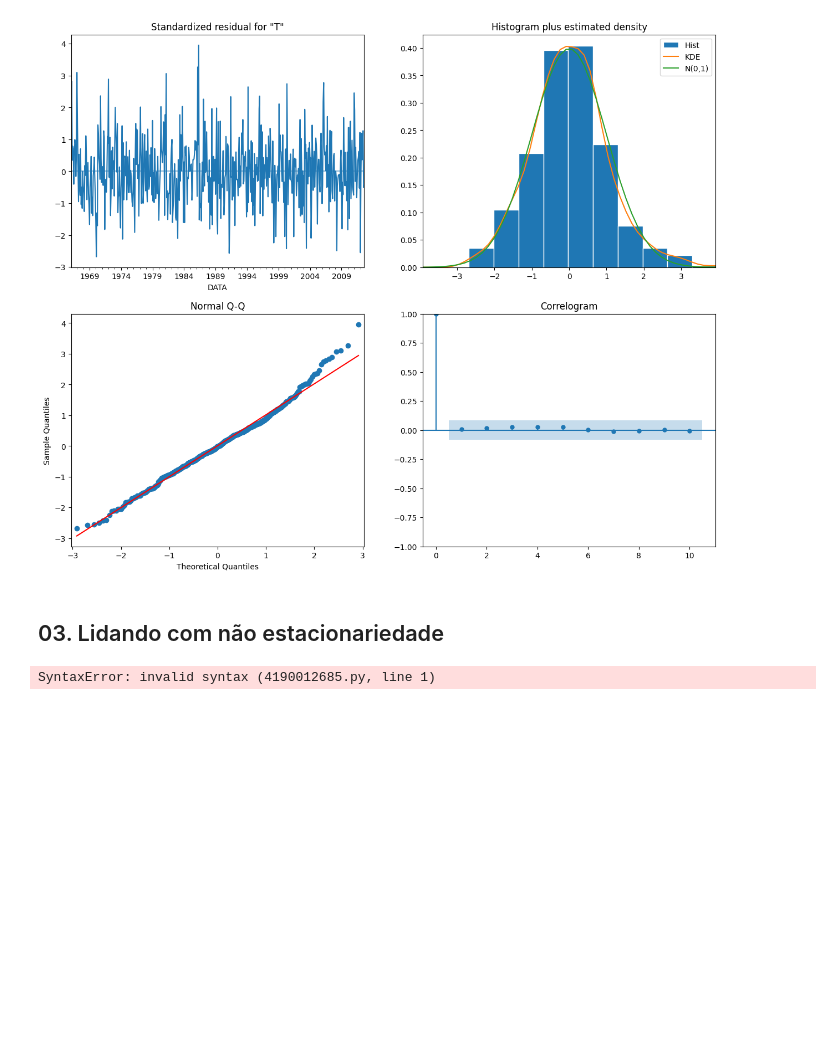
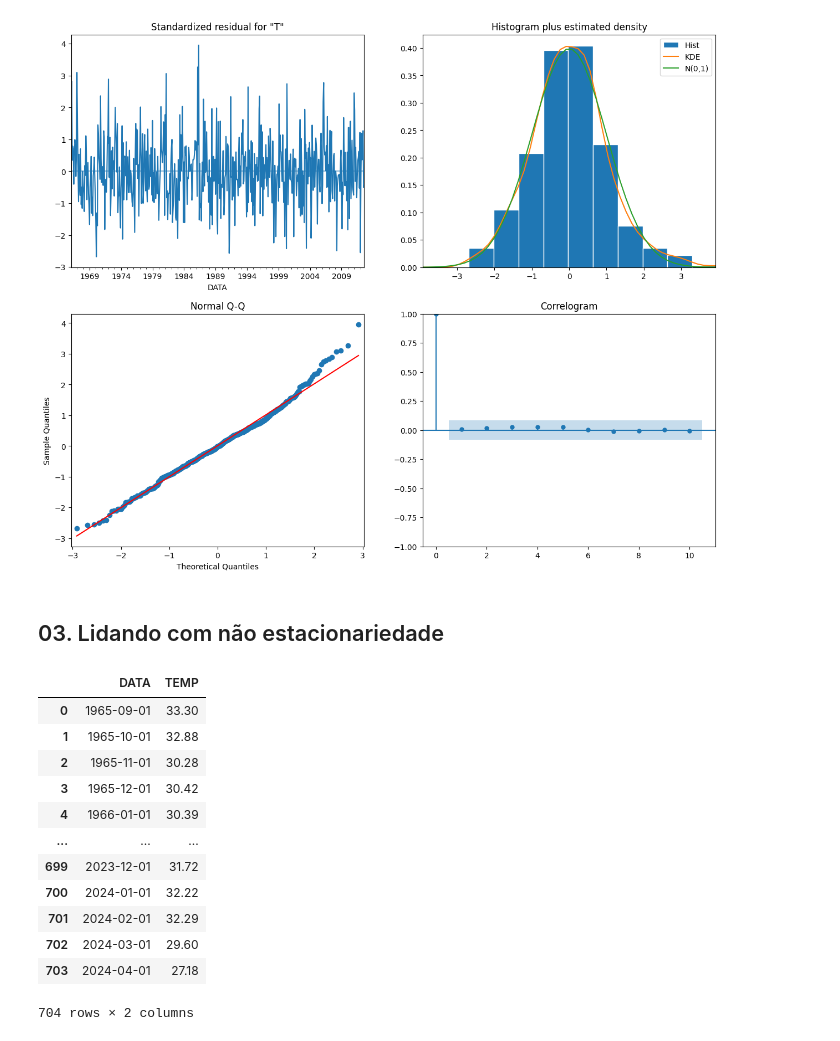
Before and after one commit to JCarapina/Estudos-praticos, a Jupyter notebook: series_temporais_2/notebooks/projeto.ipynb, the cells around one changed output. Cells and saved outputs as stored; diff of their text form; code cells hidden in the pictures; blank space fills up the shorter version.

```diff
--- a/series_temporais_2/notebooks/projeto.ipynb
+++ b/series_temporais_2/notebooks/projeto.ipynb
@@ -466,6 +466,19 @@ plt.show()
 # %% [markdown]
 ## 03. Lidando com não estacionariedade
 # %%
-df_f3 = pd.read_csv(..'')
+df_f3 = pd.read_csv('..\\data\Temperatura_mensal_F3.csv')
+df_f3
 # %% [output]
+|  | DATA | TEMP |
+| 0 | 1965-09-01 | 33.30 |
+| 1 | 1965-10-01 | 32.88 |
+| 2 | 1965-11-01 | 30.28 |
+| 3 | 1965-12-01 | 30.42 |
+| 4 | 1966-01-01 | 30.39 |
+| ... | ... | ... |
+| 699 | 2023-12-01 | 31.72 |
+| 700 | 2024-01-01 | 32.22 |
+| 701 | 2024-02-01 | 32.29 |
+| 702 | 2024-03-01 | 29.60 |
+| 703 | 2024-04-01 | 27.18 |
-SyntaxError: invalid syntax (4190012685.py, line 1)
+704 rows × 2 columns
```
Also changed, not shown: parts of 4 cells of this notebook.
